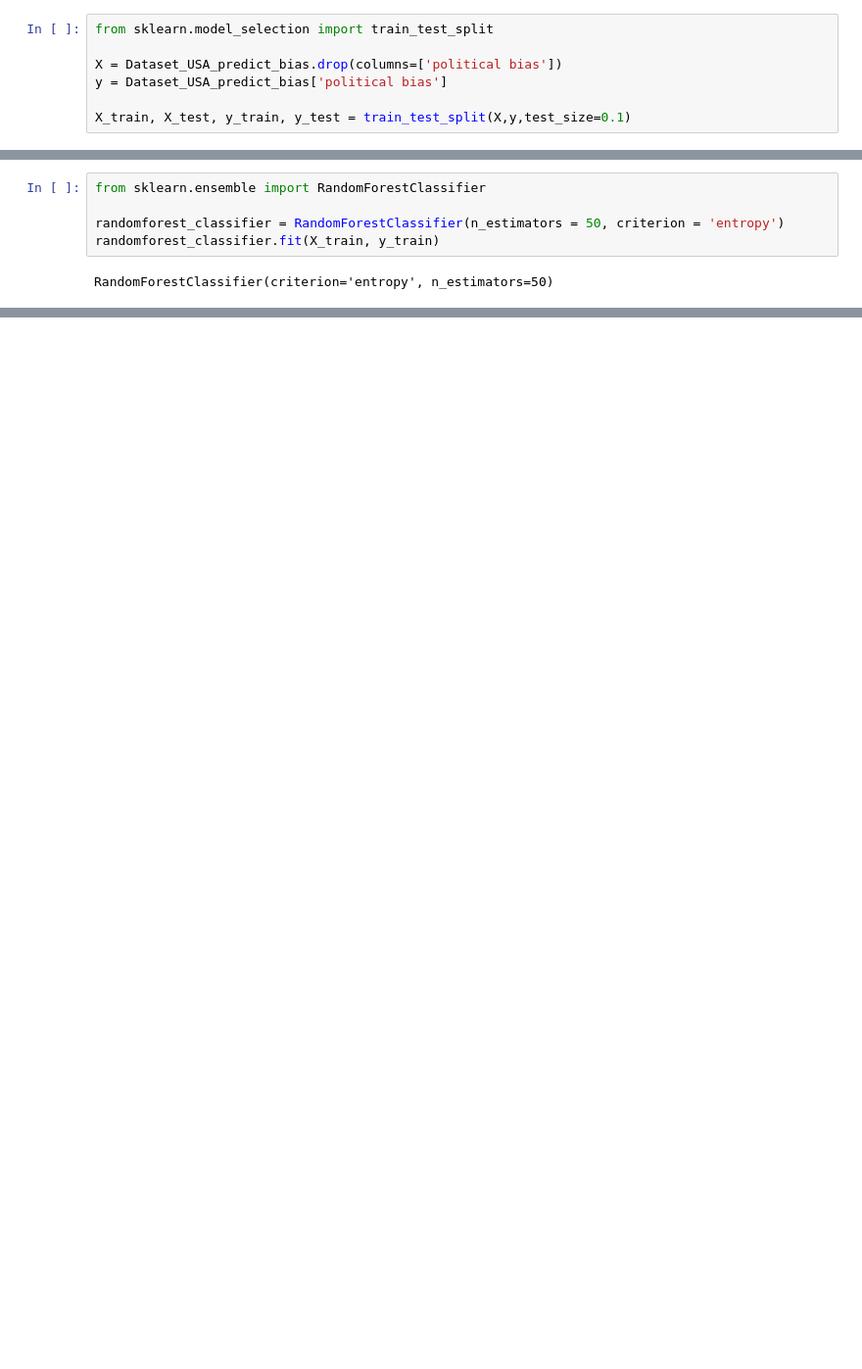
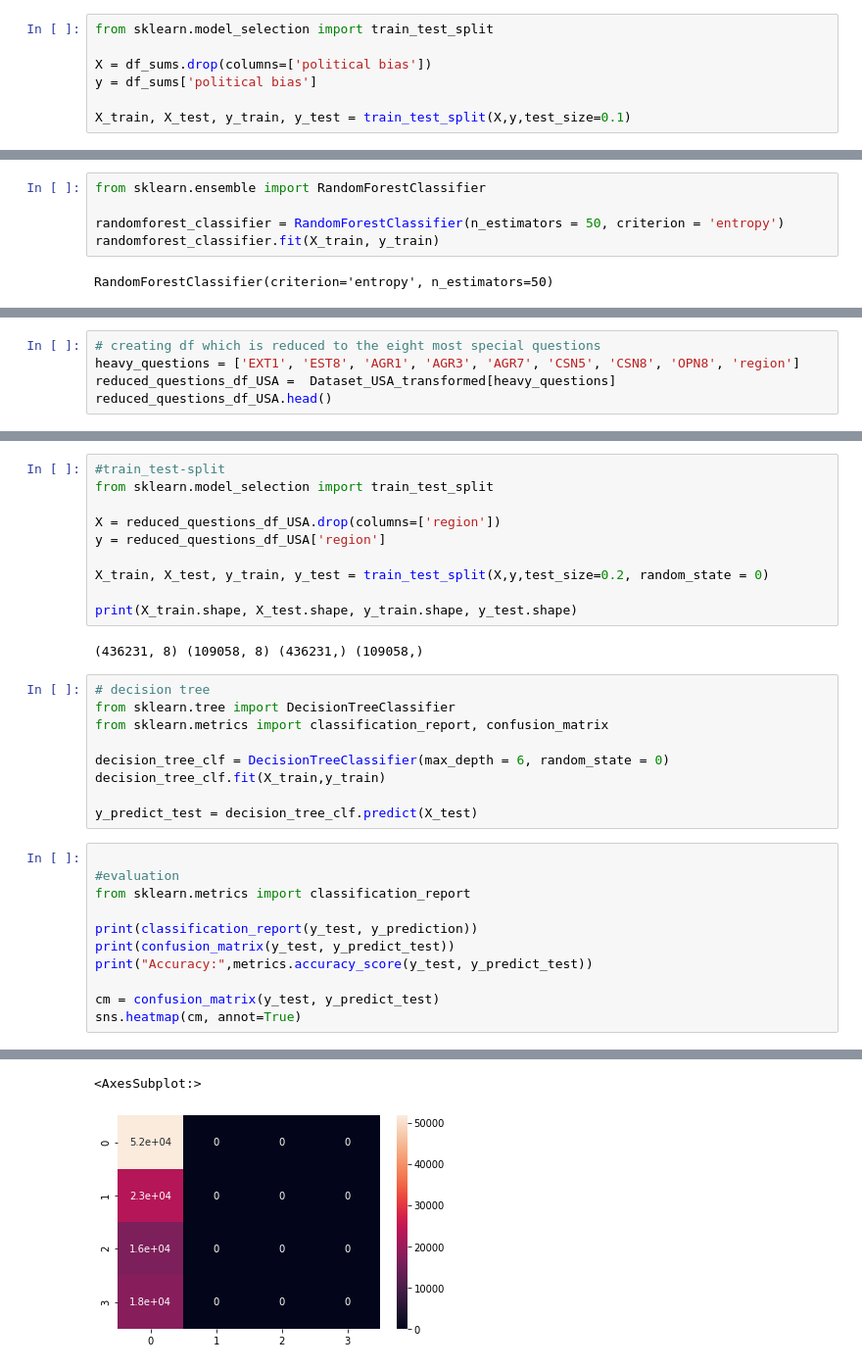
Before and after one commit to marvin2311/BigFive_Personality_Analysis, a Jupyter notebook: Notebook_Eric.ipynb, the cells around one changed output, grey strips where cells are left out. Shown: that part at 98% size. Drawn from its saved outputs; the diff is of its cells as text; blank space fills up the shorter version.

```diff
--- a/Notebook_Eric.ipynb
+++ b/Notebook_Eric.ipynb
@@ -654,8 +692,8 @@ Dataset_USA_predict_bias.head()
 # %%
 from sklearn.model_selection import train_test_split
 
-X = Dataset_USA_predict_bias.drop(columns=['political bias'])
-y = Dataset_USA_predict_bias['political bias']
+X = df_sums.drop(columns=['political bias'])
+y = df_sums['political bias']
 
 X_train, X_test, y_train, y_test = train_test_split(X,y,test_size=0.1)
 # %%
@@ -751,0 +760,5 @@ array([[ 1.        , -0.02791711],
+# %%
+# creating df which is reduced to the eight most special questions
+heavy_questions = ['EXT1', 'EST8', 'AGR1', 'AGR3', 'AGR7', 'CSN5', 'CSN8', 'OPN8', 'region']
+reduced_questions_df_USA =  Dataset_USA_transformed[heavy_questions]
+reduced_questions_df_USA.head()
@@ -751,0 +782,33 @@ array([[ 1.        , -0.02791711],
+# %%
+#train_test-split
+from sklearn.model_selection import train_test_split
+
+X = reduced_questions_df_USA.drop(columns=['region'])
+y = reduced_questions_df_USA['region']
+
+X_train, X_test, y_train, y_test = train_test_split(X,y,test_size=0.2, random_state = 0)
+
+print(X_train.shape, X_test.shape, y_train.shape, y_test.shape)
+# %% [output]
+(436231, 8) (109058, 8) (436231,) (109058,)
+# %%
+# decision tree
+from sklearn.tree import DecisionTreeClassifier
+from sklearn.metrics import classification_report, confusion_matrix
+
+decision_tree_clf = DecisionTreeClassifier(max_depth = 6, random_state = 0)
+decision_tree_clf.fit(X_train,y_train)
+
+y_predict_test = decision_tree_clf.predict(X_test)
+# %%
+
+#evaluation
+from sklearn.metrics import classification_report
+
+print(classification_report(y_test, y_prediction))
+print(confusion_matrix(y_test, y_predict_test))
+print("Accuracy:",metrics.accuracy_score(y_test, y_predict_test))
+
+cm = confusion_matrix(y_test, y_predict_test)
+sns.heatmap(cm, annot=True)
+# %% [output]
@@ -751,0 +831,2 @@ array([[ 1.        , -0.02791711],
+<AxesSubplot:>
+[figure, added]
```
Also changed, not shown: parts of 20 cells of this notebook.
